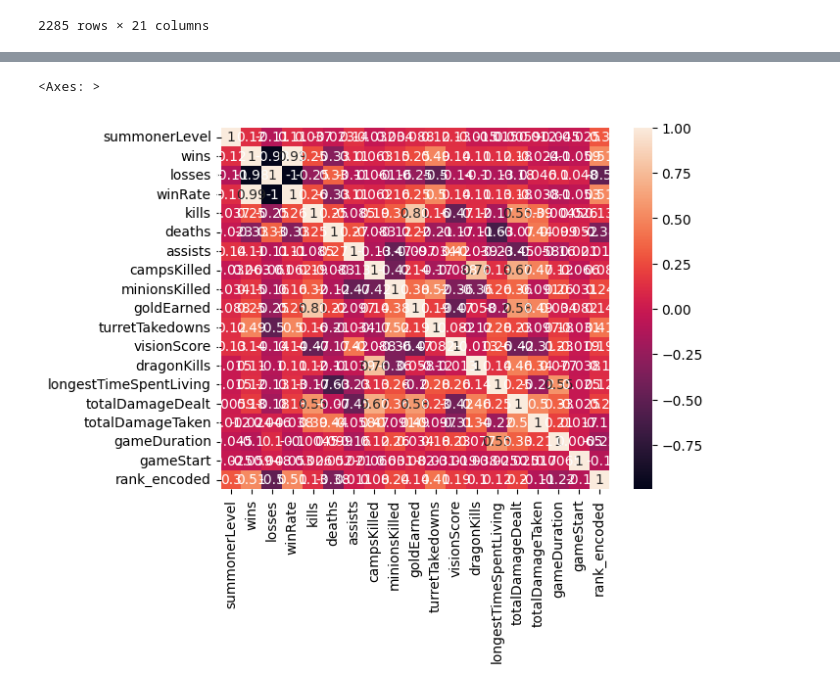
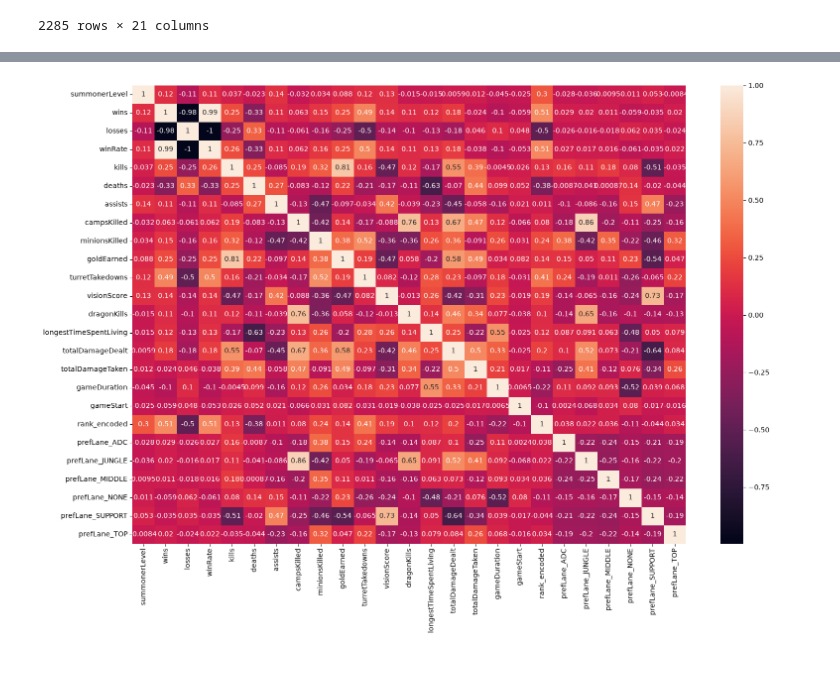
Before and after one commit to JuanjoLT/introIA-proyecto1, a Jupyter notebook: main.ipynb, the cells around one changed output, grey strips where cells are left out. Saved outputs shown, nothing was run; the diff lists cells and outputs as text; code cells hidden in the pictures.

```diff
--- a/main.ipynb
+++ b/main.ipynb
@@ -197,0 +200,3 @@ data
+# %%
+data = pd.get_dummies(data, columns=["prefLane"], dtype=int)
+data
@@ -198,7 +217,6 @@ data
 # %%
-plt.figure(figsize=(12, 6))
+plt.figure(figsize=(18, 12))
 sns.heatmap(data.corr(numeric_only=True), annot=True)
 plt.show()
 # %% [output]
-<Axes: >
-[figure, old version]
+[figure, new version]
```
Also changed, not shown: parts of 20 cells of this notebook.
